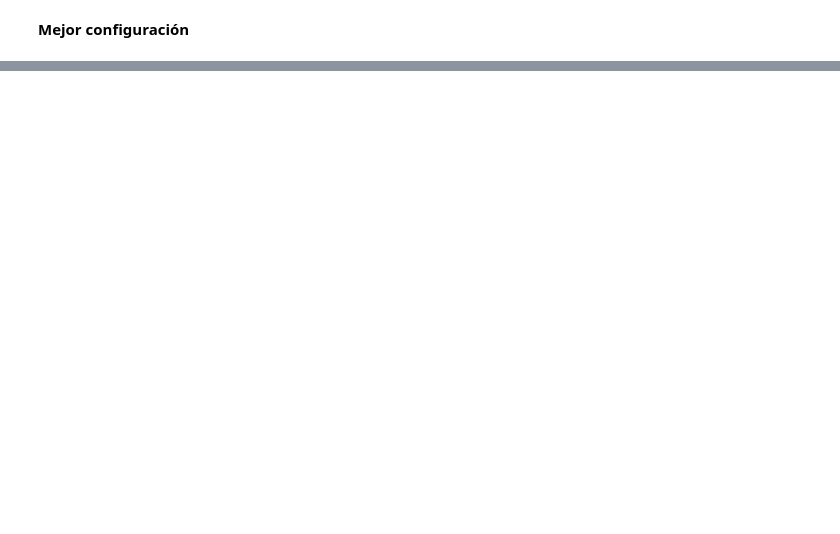
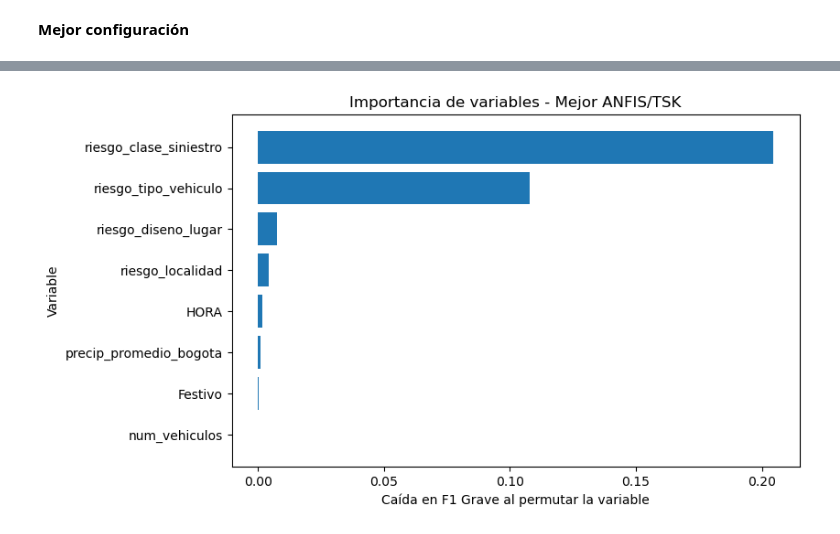
Before and after one commit to Vankold1/SiniBogota, a Jupyter notebook: SiniBogota_LD_ANFIS.ipynb, the cells around one changed output, grey strips where cells are left out. Drawn from its saved outputs; the diff is of its cells as text; code cells hidden in the pictures; blank space fills up the shorter version.

```diff
--- a/SiniBogota_LD_ANFIS.ipynb
+++ b/SiniBogota_LD_ANFIS.ipynb
@@ -1850,0 +2066,17 @@ print(datasets_anfis[mejor_nombre_dataset]['variables'])
+# %%
+# Evaluación de diferentes umbrales de decisión
+umbrales = np.arange(0.20, 0.81, 0.05)
+resultados_umbral = []
+
+for th in umbrales:
+    pred = (prob_test_final >= th).astype(int)
+    resultados_umbral.append({
+        'threshold': th,
+        'accuracy': accuracy_score(y_test_np, pred),
+        'precision_grave': precision_score(y_test_np, pred, zero_division=0),
+        'recall_grave': recall_score(y_test_np, pred, zero_division=0),
+        'f1_grave': f1_score(y_test_np, pred, zero_division=0),
+        'auc_roc': roc_auc_score(y_test_np, prob_test_final)
+    })
+df_umbrales = pd.DataFrame(resultados_umbral)
+df_umbrales.sort_values(by='f1_grave', ascending=False)
@@ -1850,0 +2117,12 @@ print(datasets_anfis[mejor_nombre_dataset]['variables'])
+# %%
+def evaluar_metricas_prob(y_true, prob, threshold=0.5):
+    pred = (prob >= threshold).astype(int)
+    return {
+        'accuracy': accuracy_score(y_true, pred),
+        'precision_grave': precision_score(y_true, pred, zero_division=0),
+        'recall_grave': recall_score(y_true, pred, zero_division=0),
+        'f1_grave': f1_score(y_true, pred, zero_division=0),
+        'auc_roc': roc_auc_score(y_true, prob)
+    }
+metricas_base = evaluar_metricas_prob(y_test_np, prob_test_final, threshold=0.5)
+metricas_base
@@ -1850,0 +2192,10 @@ print(datasets_anfis[mejor_nombre_dataset]['variables'])
+# %%
+plt.figure(figsize=(8,5))
+plt.barh(df_importancia['variable'], df_importancia['caida_f1'])
+plt.xlabel("Caída en F1 Grave al permutar la variable")
+plt.ylabel("Variable")
+plt.title("Importancia de variables - Mejor ANFIS/TSK")
+plt.gca().invert_yaxis()
+plt.show()
+# %% [output]
+[figure, added]
```
Also changed, not shown: parts of 20 cells of this notebook.
